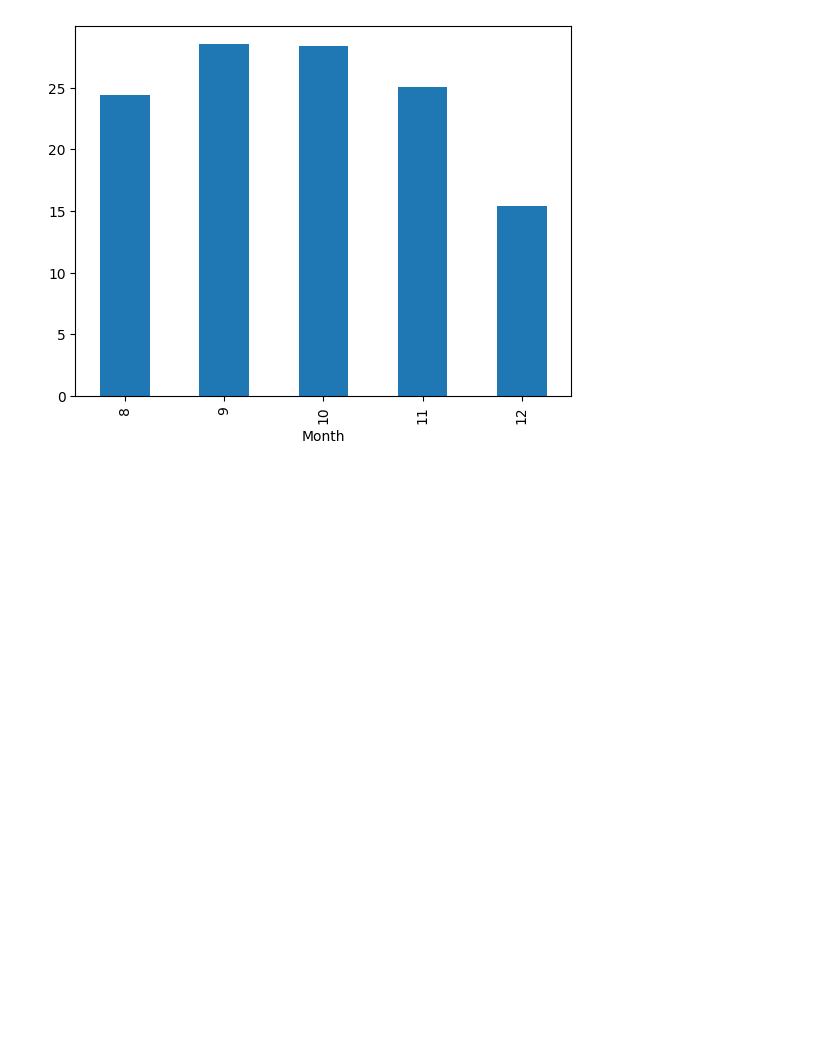
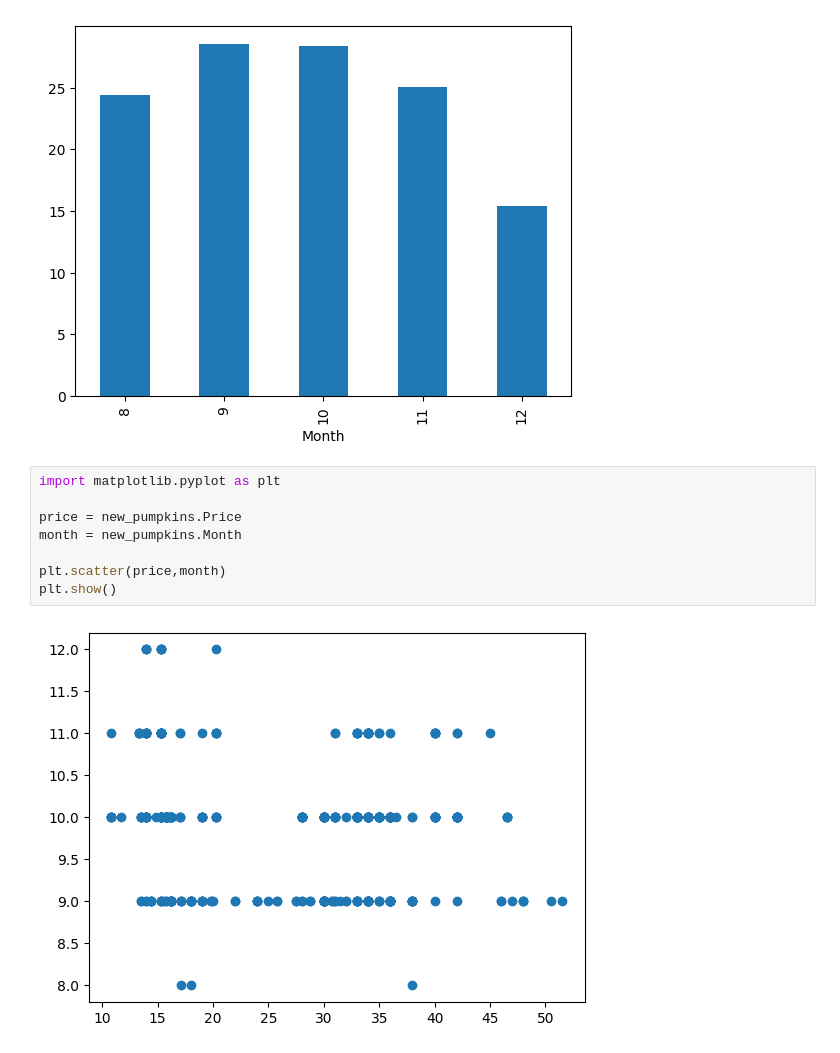
Before and after one commit to Seniyax/Regression_models, a Jupyter notebook: cleandata.ipynb, the cells around one changed output. Drawn from its saved outputs; the diff is of its cells as text; blank space fills up the shorter version.

```diff
--- a/cleandata.ipynb
+++ b/cleandata.ipynb
@@ -104,3 +104,13 @@ plt.ylabel("Pumpkin Price")
 # %% [output]
 AttributeError: module 'matplotlib' has no attribute 'ylabel'
 [figure]
+# %%
+import matplotlib.pyplot as plt
+
+price = new_pumpkins.Price
+month = new_pumpkins.Month
+
+plt.scatter(price,month)
+plt.show()
+# %% [output]
+[figure, added]
```
